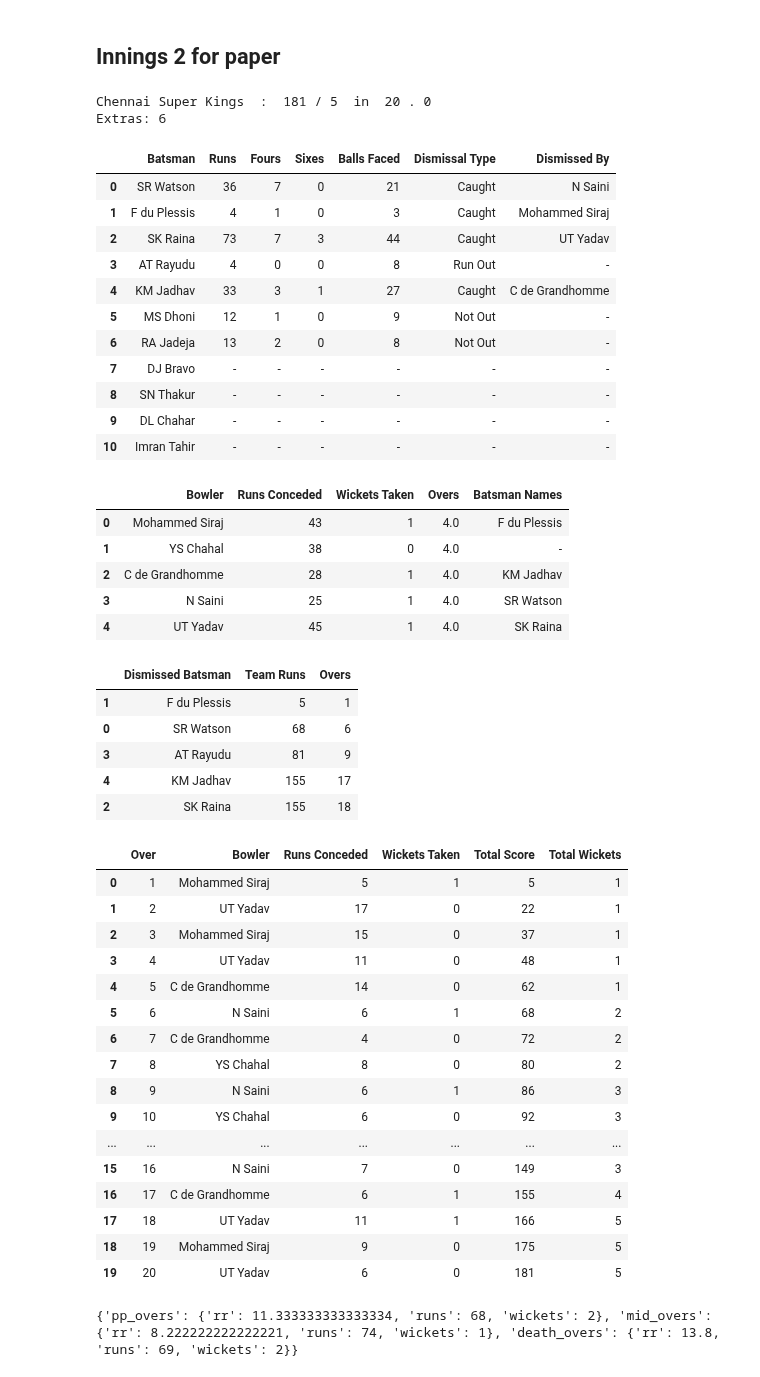
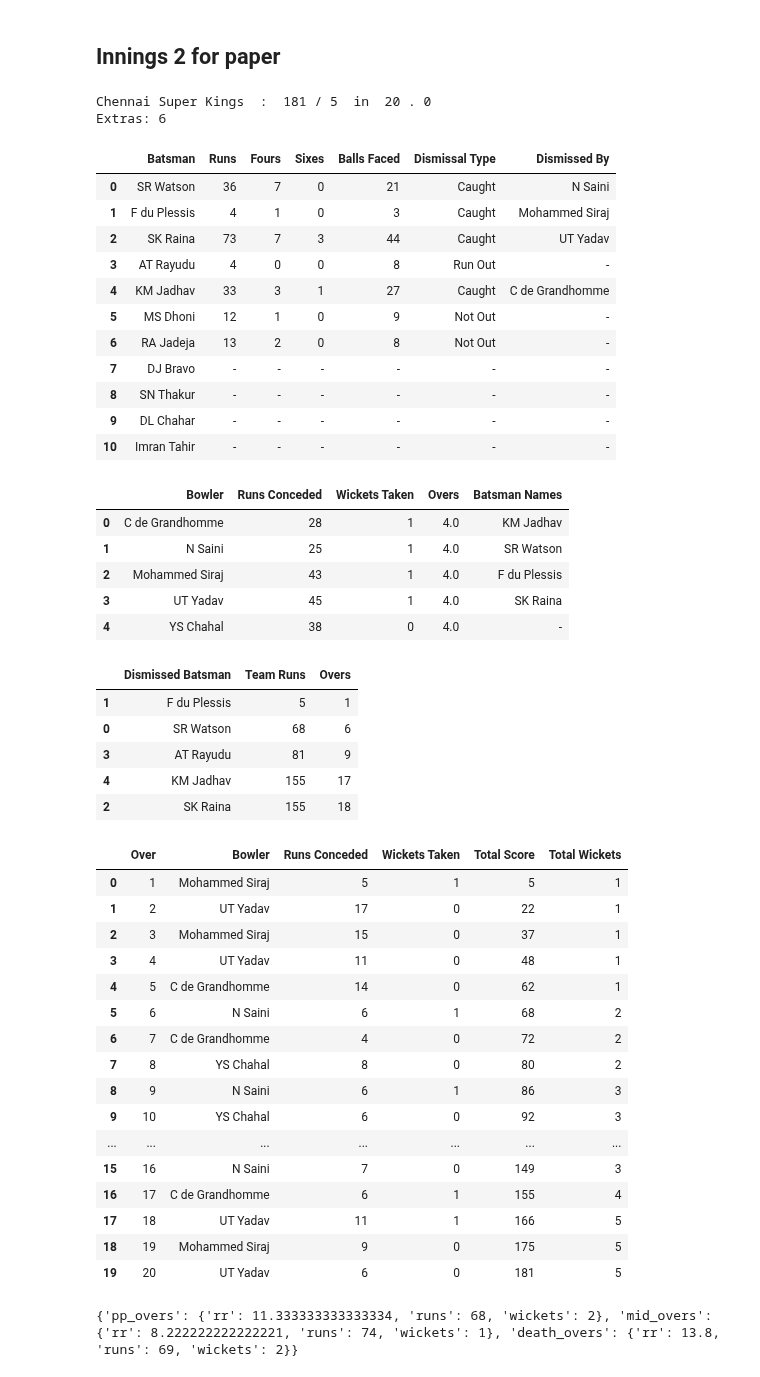
Before and after one commit to AravindM2803/IPL-Simulator, a Jupyter notebook: iplsim-dense/Simulate.ipynb, the cells around one changed output. Saved outputs shown, nothing was run; the diff lists cells and outputs as text; code cells hidden in the pictures.

```diff
--- a/iplsim-dense/Simulate.ipynb
+++ b/iplsim-dense/Simulate.ipynb
@@ -238,36 +242,32 @@ batting_first["Total"] = target_col
 # %%
 # load = "win"
 # load = "lose"
 load = None
 inn2_df = pd.DataFrame(columns=BS_Cols)
-if load is None:
-    inn2 = Innings(CSK_Squad[0], RCB_Squad[1], CSK_Squad[0][0], RCB_Pitch, 2, inn2_df, 191)
-    inn2.simulate_inning(model_inn_2)
-else:
-    with open(f"Evaluation/{load}_inn2.pkl", "rb") as fp:
-        inn2 = pickle.load(fp)["inn2"]
+with open(f"Evaluation/temp_inn2.pkl", "rb") as fp:
+    inn2 = pickle.load(fp)["inn2"]
 display_batting_table(inn2)
 # %% [output]
 Chennai Super Kings  :  181 / 5  in  20 . 0
 Extras: 6
 |  | Batsman | Runs | Fours | Sixes | Balls Faced | Dismissal Type | Dismissed By |
 | 0 | SR Watson | 36 | 7 | 0 | 21 | Caught | N Saini |
 | 1 | F du Plessis | 4 | 1 | 0 | 3 | Caught | Mohammed Siraj |
 | 2 | SK Raina | 73 | 7 | 3 | 44 | Caught | UT Yadav |
 | 3 | AT Rayudu | 4 | 0 | 0 | 8 | Run Out | - |
 | 4 | KM Jadhav | 33 | 3 | 1 | 27 | Caught | C de Grandhomme |
 | 5 | MS Dhoni | 12 | 1 | 0 | 9 | Not Out | - |
 | 6 | RA Jadeja | 13 | 2 | 0 | 8 | Not Out | - |
 | 7 | DJ Bravo | - | - | - | - | - | - |
 | 8 | SN Thakur | - | - | - | - | - | - |
 | 9 | DL Chahar | - | - | - | - | - | - |
 | 10 | Imran Tahir | - | - | - | - | - | - |
 |  | Bowler | Runs Conceded | Wickets Taken | Overs | Batsman Names |
-| 0 | Mohammed Siraj | 43 | 1 | 4.0 | F du Plessis |
-| 1 | YS Chahal | 38 | 0 | 4.0 | - |
-| 2 | C de Grandhomme | 28 | 1 | 4.0 | KM Jadhav |
-| 3 | N Saini | 25 | 1 | 4.0 | SR Watson |
-| 4 | UT Yadav | 45 | 1 | 4.0 | SK Raina |
+| 0 | C de Grandhomme | 28 | 1 | 4.0 | KM Jadhav |
+| 1 | N Saini | 25 | 1 | 4.0 | SR Watson |
+| 2 | Mohammed Siraj | 43 | 1 | 4.0 | F du Plessis |
+| 3 | UT Yadav | 45 | 1 | 4.0 | SK Raina |
+| 4 | YS Chahal | 38 | 0 | 4.0 | - |
 |  | Dismissed Batsman | Team Runs | Overs |
 | 1 | F du Plessis | 5 | 1 |
 | 0 | SR Watson | 68 | 6 |
```
Also changed, not shown: parts of 6 cells of this notebook, 3 other files.
